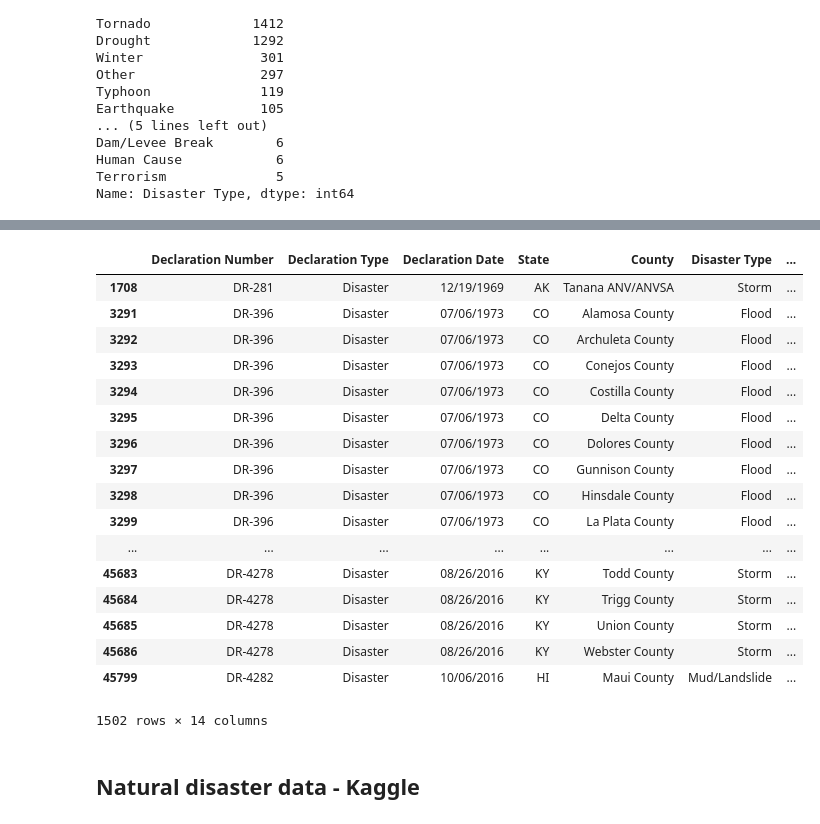
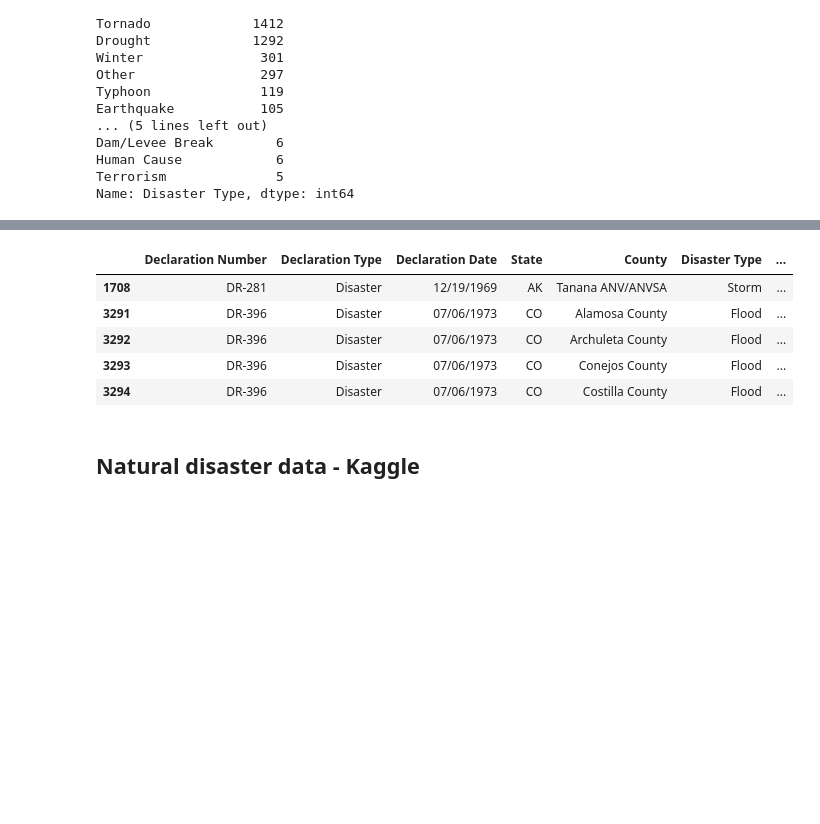
Before and after one commit to rpbenatti/DS-Projects, a Jupyter notebook: Landslide/Landslide_Datasets.ipynb, the cells around one changed output, grey strips where cells are left out. Saved outputs shown, nothing was run; the diff lists cells and outputs as text; code cells hidden in the pictures; blank space fills up the shorter version.

```diff
--- a/Landslide/Landslide_Datasets.ipynb
+++ b/Landslide/Landslide_Datasets.ipynb
@@ -336,25 +336,13 @@ Az-Ryan-Wildfire-4/30/2002                                        1
 Name: Disaster Title, Length: 1489, dtype: int64
 # %%
-ls_fema[ls_fema['Disaster Title'].str.contains('Landslide')]
+ls_fema[ls_fema['Disaster Title'].str.contains('Landslide')].head()
 # %% [output]
 |  | Declaration Number | Declaration Type | Declaration Date | State | County | Disaster Type | ... |
 | 1708 | DR-281 | Disaster | 12/19/1969 | AK | Tanana ANV/ANVSA | Storm | ... |
 | 3291 | DR-396 | Disaster | 07/06/1973 | CO | Alamosa County | Flood | ... |
 | 3292 | DR-396 | Disaster | 07/06/1973 | CO | Archuleta County | Flood | ... |
 | 3293 | DR-396 | Disaster | 07/06/1973 | CO | Conejos County | Flood | ... |
 | 3294 | DR-396 | Disaster | 07/06/1973 | CO | Costilla County | Flood | ... |
-| 3295 | DR-396 | Disaster | 07/06/1973 | CO | Delta County | Flood | ... |
-| 3296 | DR-396 | Disaster | 07/06/1973 | CO | Dolores County | Flood | ... |
-| 3297 | DR-396 | Disaster | 07/06/1973 | CO | Gunnison County | Flood | ... |
-| 3298 | DR-396 | Disaster | 07/06/1973 | CO | Hinsdale County | Flood | ... |
-| 3299 | DR-396 | Disaster | 07/06/1973 | CO | La Plata County | Flood | ... |
-| ... | ... | ... | ... | ... | ... | ... | ... |
-| 45683 | DR-4278 | Disaster | 08/26/2016 | KY | Todd County | Storm | ... |
-| 45684 | DR-4278 | Disaster | 08/26/2016 | KY | Trigg County | Storm | ... |
-| 45685 | DR-4278 | Disaster | 08/26/2016 | KY | Union County | Storm | ... |
-| 45686 | DR-4278 | Disaster | 08/26/2016 | KY | Webster County | Storm | ... |
-| 45799 | DR-4282 | Disaster | 10/06/2016 | HI | Maui County | Mud/Landslide | ... |
-1502 rows × 14 columns
 # %% [markdown]
 ## Natural disaster data - Kaggle
 # %% [markdown]
```
Also changed, not shown: parts of 5 cells of this notebook, 1 other file.
